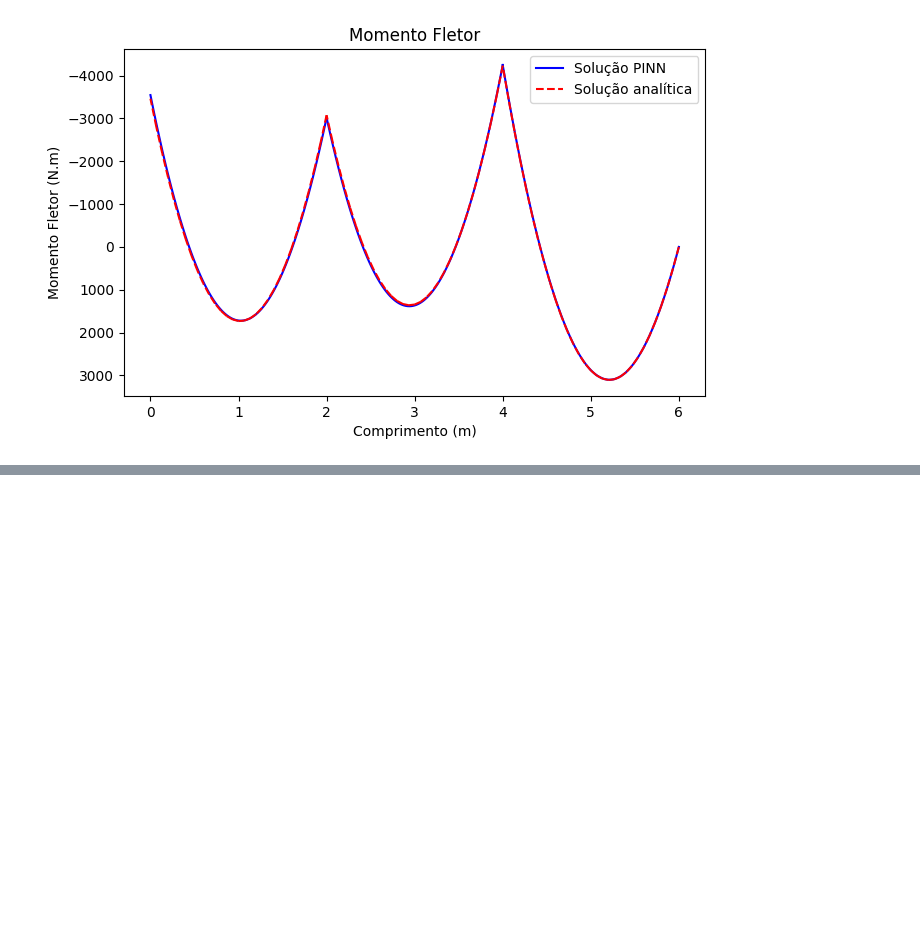
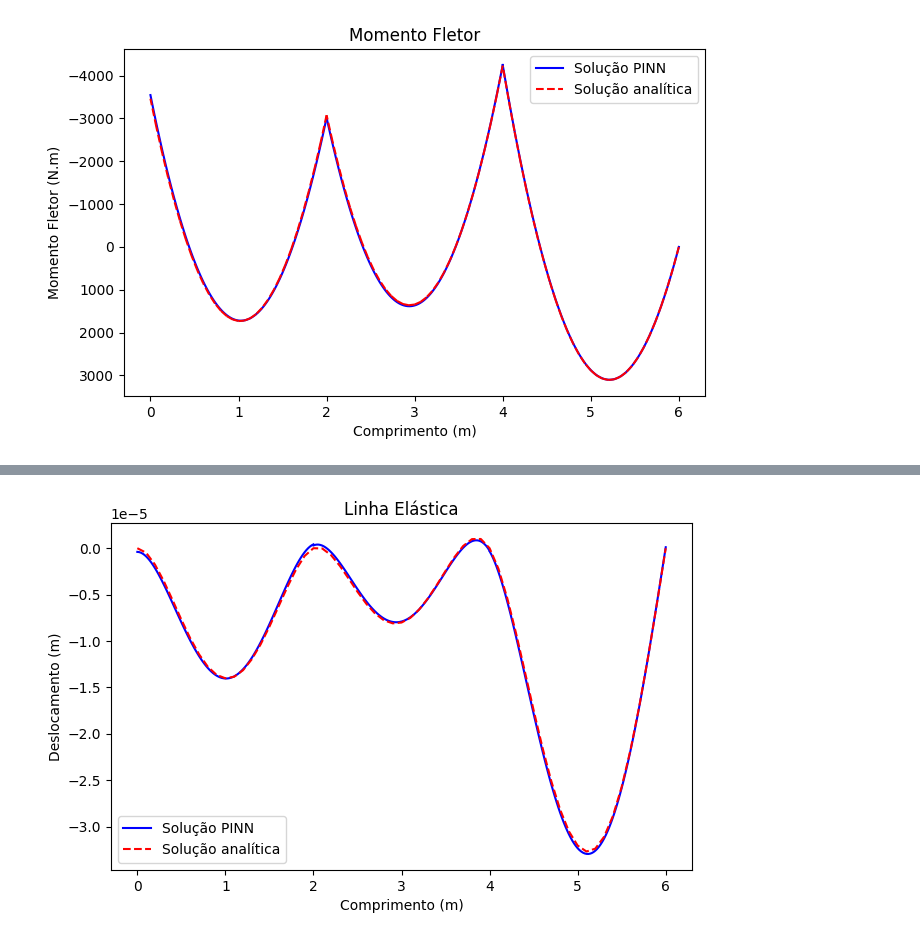
Before and after one commit to taciov/PINNViga, a Jupyter notebook: execute_PINNViga.ipynb, the cells around one changed output, grey strips where cells are left out. Saved outputs shown, nothing was run; the diff lists cells and outputs as text; code cells hidden in the pictures; blank space fills up the shorter version.

```diff
--- a/execute_PINNViga.ipynb
+++ b/execute_PINNViga.ipynb
@@ -124,0 +150,4 @@ biapoiada_lbfgs.plot_momento()
+# %%
+biapoiada_lbfgs.plot_deslocamento()
+# %% [output]
+[figure, added]
```
Also changed, not shown: parts of 12 cells of this notebook, 2 other files.
